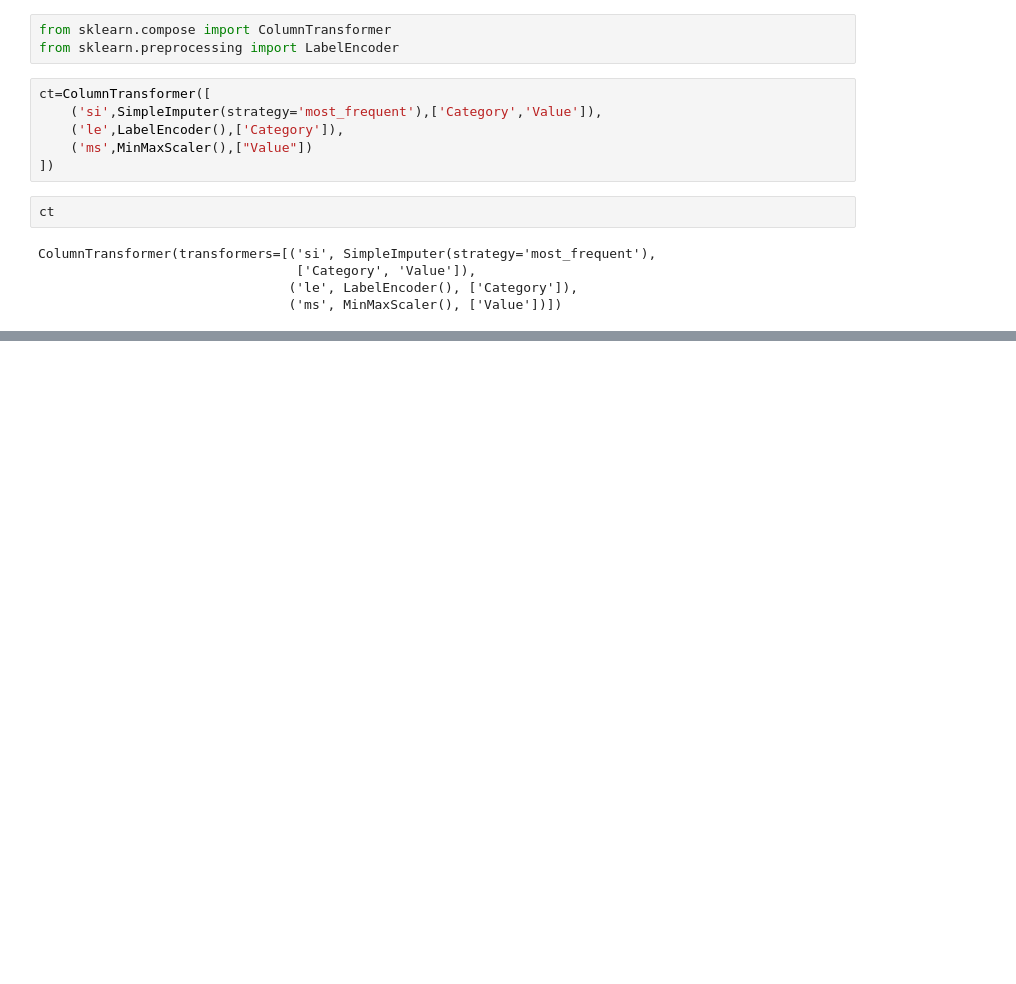
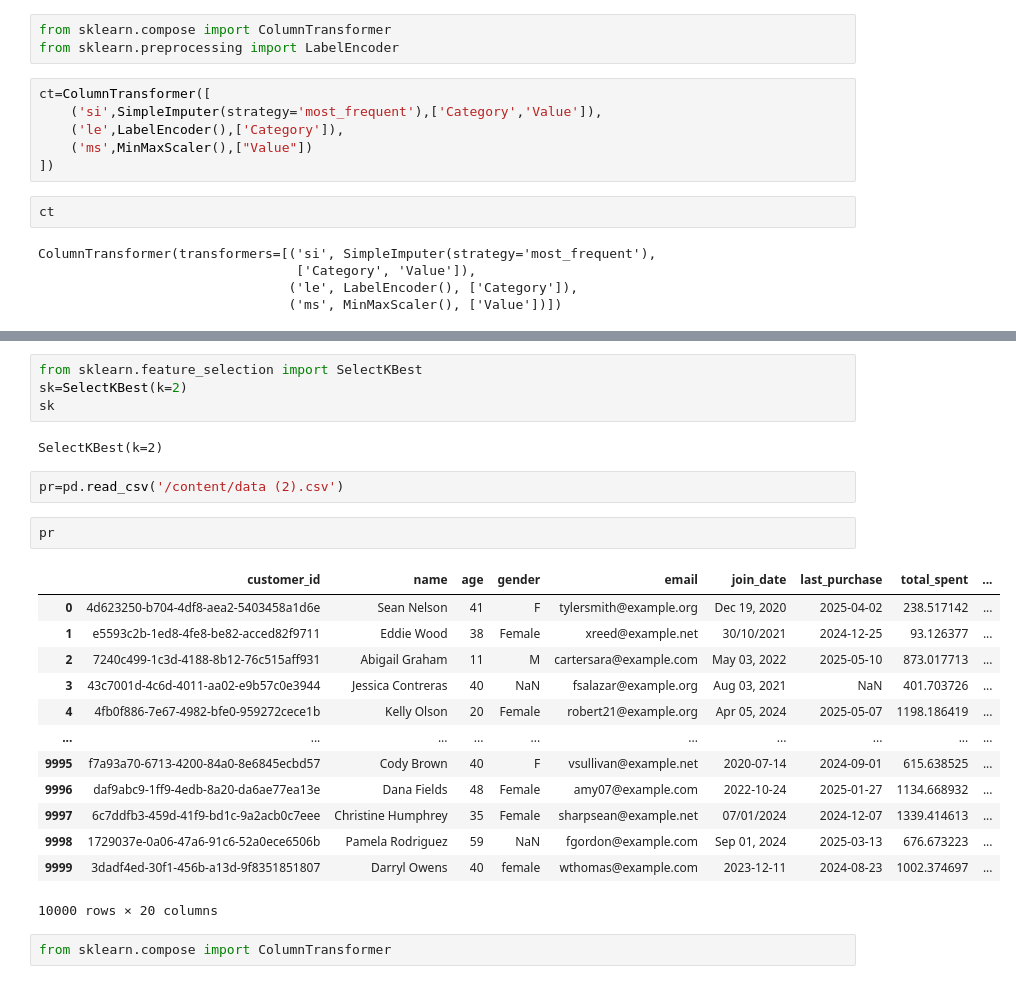
Before and after one commit to Ritesh24f1001677/MACHINE_LEARNING, a Jupyter notebook: Viva_Level2_Preparation_Part1.ipynb, the cells around one changed output, grey strips where cells are left out. Cells and saved outputs as stored; diff of their text form; blank space fills up the shorter version.

```diff
--- a/Viva_Level2_Preparation_Part1.ipynb
+++ b/Viva_Level2_Preparation_Part1.ipynb
@@ -370,0 +527,26 @@ ColumnTransformer(transformers=[('si', SimpleImputer(strategy='most_frequent'),
+# %%
+from sklearn.feature_selection import SelectKBest
+sk=SelectKBest(k=2)
+sk
+# %% [output]
+SelectKBest(k=2)
+# %%
+pr=pd.read_csv('/content/data (2).csv')
+# %%
+pr
+# %% [output]
+|  | customer_id | name | age | gender | email | join_date | last_purchase | total_spent | ... |
+| 0 | 4d623250-b704-4df8-aea2-5403458a1d6e | Sean Nelson | 41 | F | tylersmith@example.org | Dec 19, 2020 | 2025-04-02 | 238.517142 | ... |
+| 1 | e5593c2b-1ed8-4fe8-be82-acced82f9711 | Eddie Wood | 38 | Female | xreed@example.net | 30/10/2021 | 2024-12-25 | 93.126377 | ... |
+| 2 | 7240c499-1c3d-4188-8b12-76c515aff931 | Abigail Graham | 11 | M | cartersara@example.com | May 03, 2022 | 2025-05-10 | 873.017713 | ... |
+| 3 | 43c7001d-4c6d-4011-aa02-e9b57c0e3944 | Jessica Contreras | 40 | NaN | fsalazar@example.org | Aug 03, 2021 | NaN | 401.703726 | ... |
+| 4 | 4fb0f886-7e67-4982-bfe0-959272cece1b | Kelly Olson | 20 | Female | robert21@example.org | Apr 05, 2024 | 2025-05-07 | 1198.186419 | ... |
+| ... | ... | ... | ... | ... | ... | ... | ... | ... | ... |
+| 9995 | f7a93a70-6713-4200-84a0-8e6845ecbd57 | Cody Brown | 40 | F | vsullivan@example.net | 2020-07-14 | 2024-09-01 | 615.638525 | ... |
+| 9996 | daf9abc9-1ff9-4edb-8a20-da6ae77ea13e | Dana Fields | 48 | Female | amy07@example.com | 2022-10-24 | 2025-01-27 | 1134.668932 | ... |
+| 9997 | 6c7ddfb3-459d-41f9-bd1c-9a2acb0c7eee | Christine Humphrey | 35 | Female | sharpsean@example.net | 07/01/2024 | 2024-12-07 | 1339.414613 | ... |
+| 9998 | 1729037e-0a06-47a6-91c6-52a0ece6506b | Pamela Rodriguez | 59 | NaN | fgordon@example.com | Sep 01, 2024 | 2025-03-13 | 676.673223 | ... |
+| 9999 | 3dadf4ed-30f1-456b-a13d-9f8351851807 | Darryl Owens | 40 | female | wthomas@example.com | 2023-12-11 | 2024-08-23 | 1002.374697 | ... |
+10000 rows × 20 columns
+# %%
+from sklearn.compose import ColumnTransformer
```
Also changed, not shown: parts of 42 cells of this notebook.
